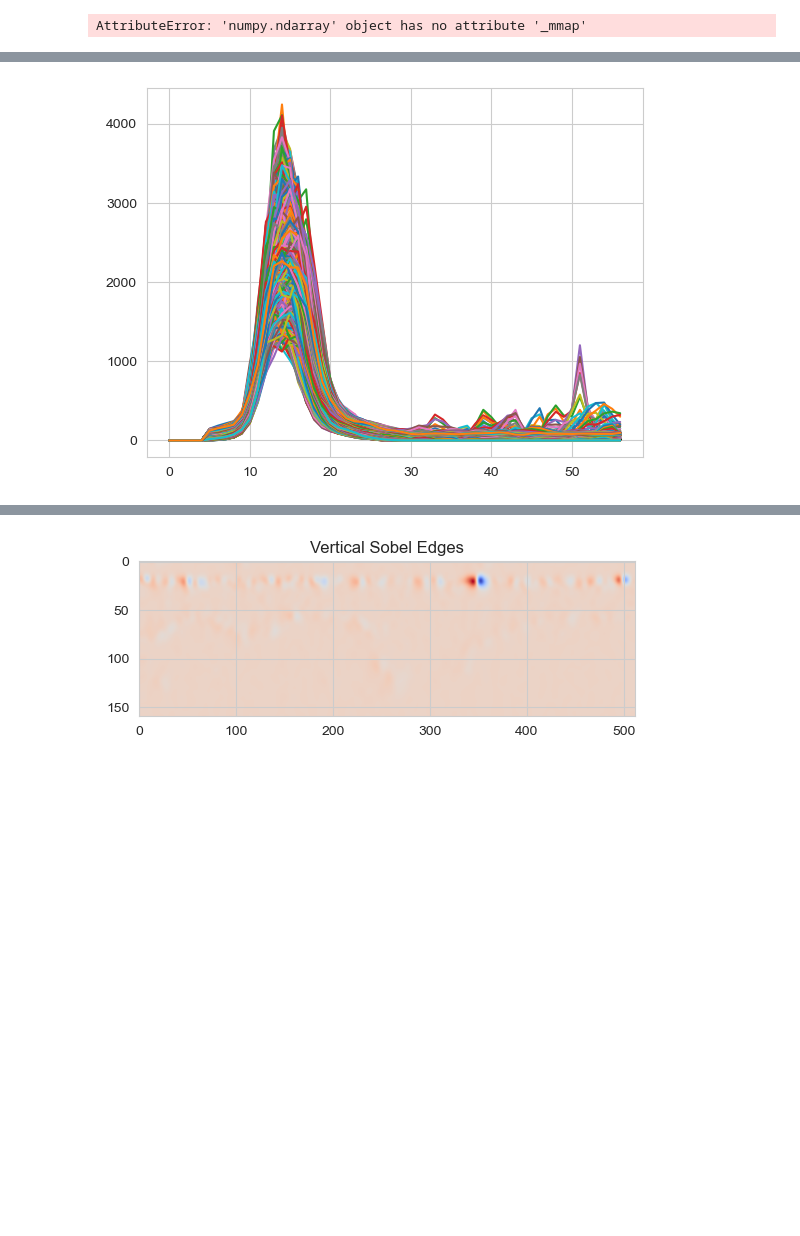
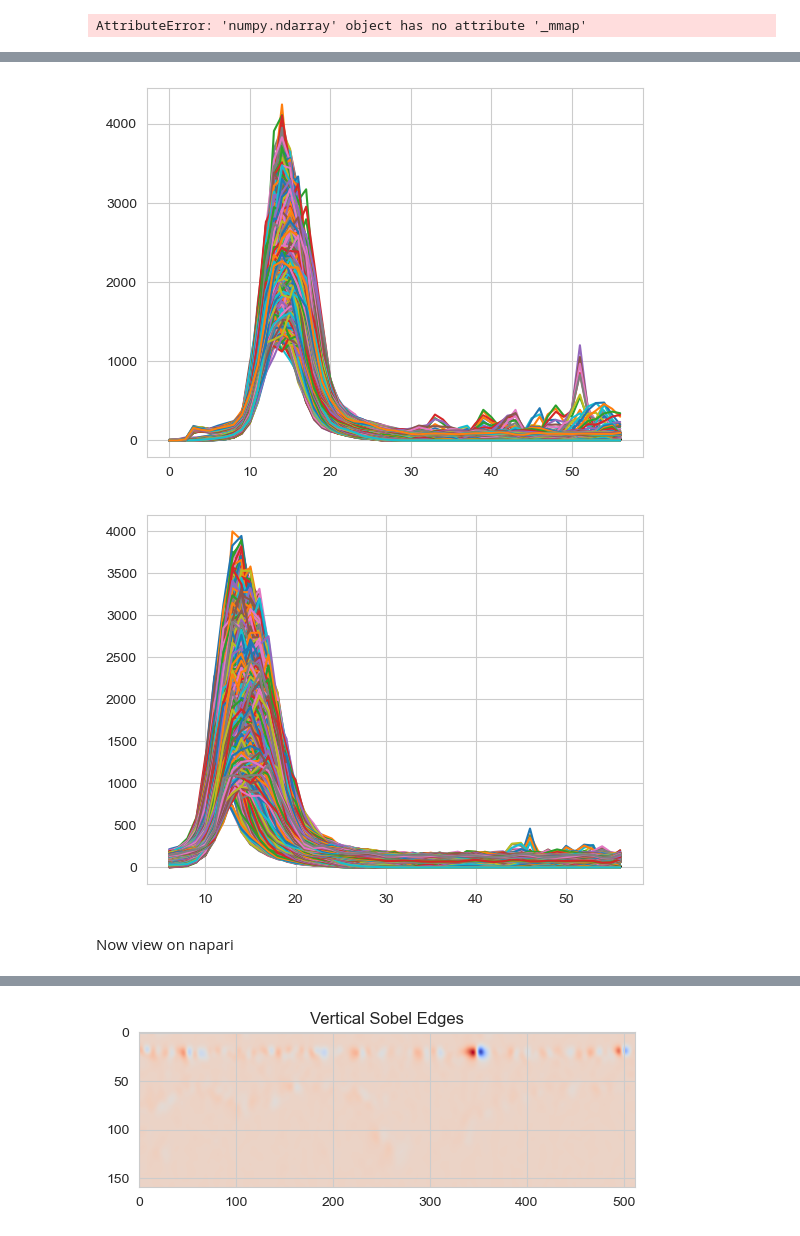
Before and after one commit to amityu/gel_sheets, a Jupyter notebook: gel files/100621_preprocessing.ipynb, the cells around one changed output, grey strips where cells are left out. Saved outputs shown, nothing was run; the diff lists cells and outputs as text; code cells hidden in the pictures; blank space fills up the shorter version.

```diff
--- a/gel files/100621_preprocessing.ipynb
+++ b/gel files/100621_preprocessing.ipynb
@@ -27,6 +24,12 @@ for file in tqdm(file_list):
     array_list.append(tiff.imread(MOVIE_PATH + 'tif/' + file))
 gel = np.array(array_list)
 np.save(MOVIE_PATH + 'np/gel.npy',gel)
+# %%
+data = pd.read_excel(MOVIE_PATH +'add_data/100621_data.xlsx')
+data['t'] = data['t'].astype(int)
+data['z slices'] = data['z slices'].astype(int)
+for idx,row in data.iterrows():
+    gel[row['t'], row['z slices']:,:,:] = np.nan
 # %%
 x = 256
 for t  in range(0,len(gel),5):
@@ -40,9 +43,14 @@ for t  in range(0,30,5):
     plt.plot(gel[t,:,:,x])
 plt.show()
 # %% [output]
-[figure, old version]
+[figure, new version]
 # %%
 # removing the first 10 frames to eliminate noise
-gel[:,0:5,:,:] = 0
+gel[:,0:6,:,:] = np.nan
-# %%
-gel = preprocessing.normalize_to_background(gel,1,256,(10,0),(13,511))
+# %%
+x = 256
+for t in range(0, len(gel), 5):
+    plt.plot(gel[t, :, x])
+plt.show()
+# %% [output]
+[figure, added]
@@ -48,0 +59,2 @@ gel = preprocessing.normalize_to_background(gel,1,256,(10,0),(13,511))
+# %% [markdown]
+Now view on napari
```
Also changed, not shown: parts of 10 cells of this notebook, 21 other files.
